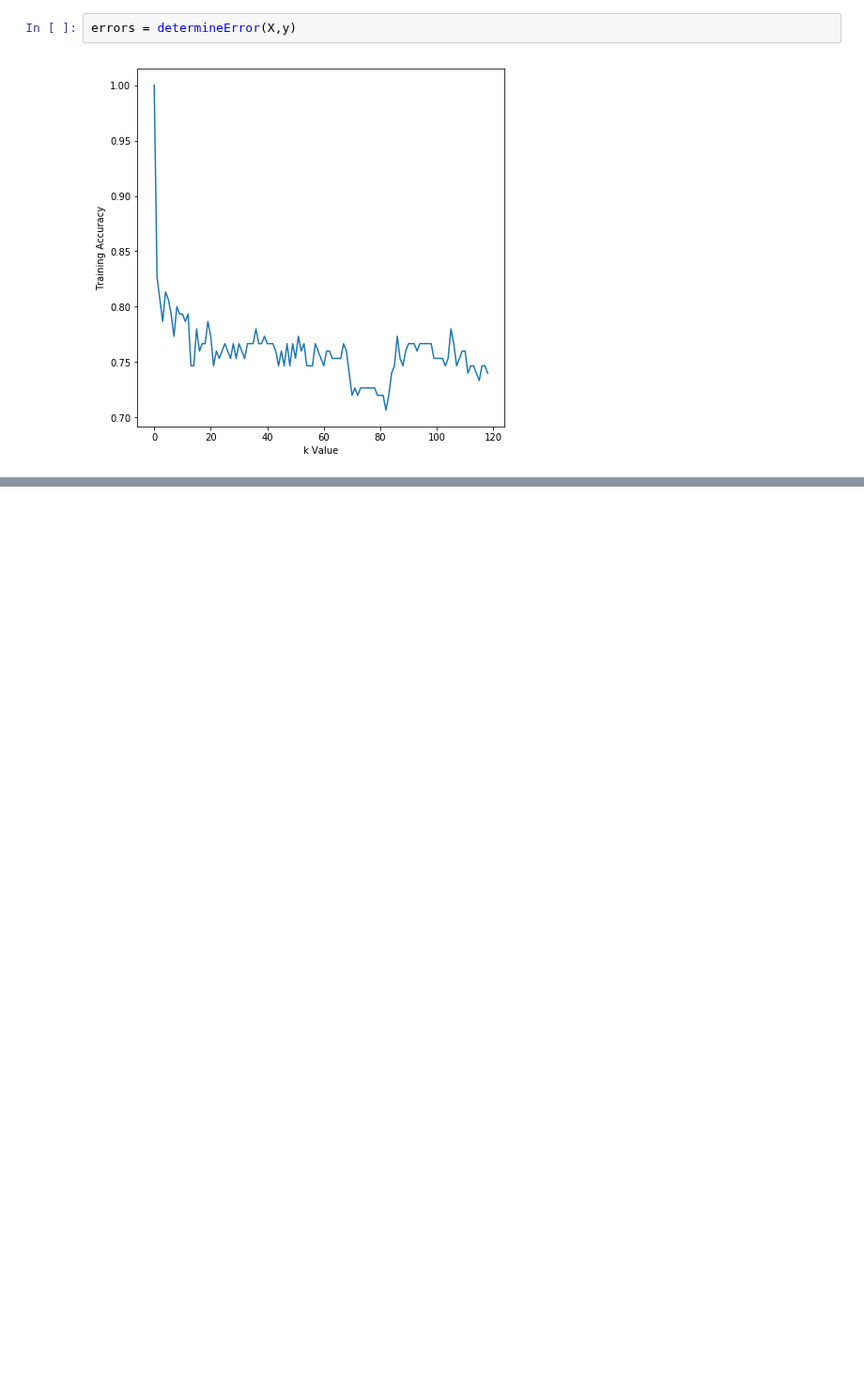
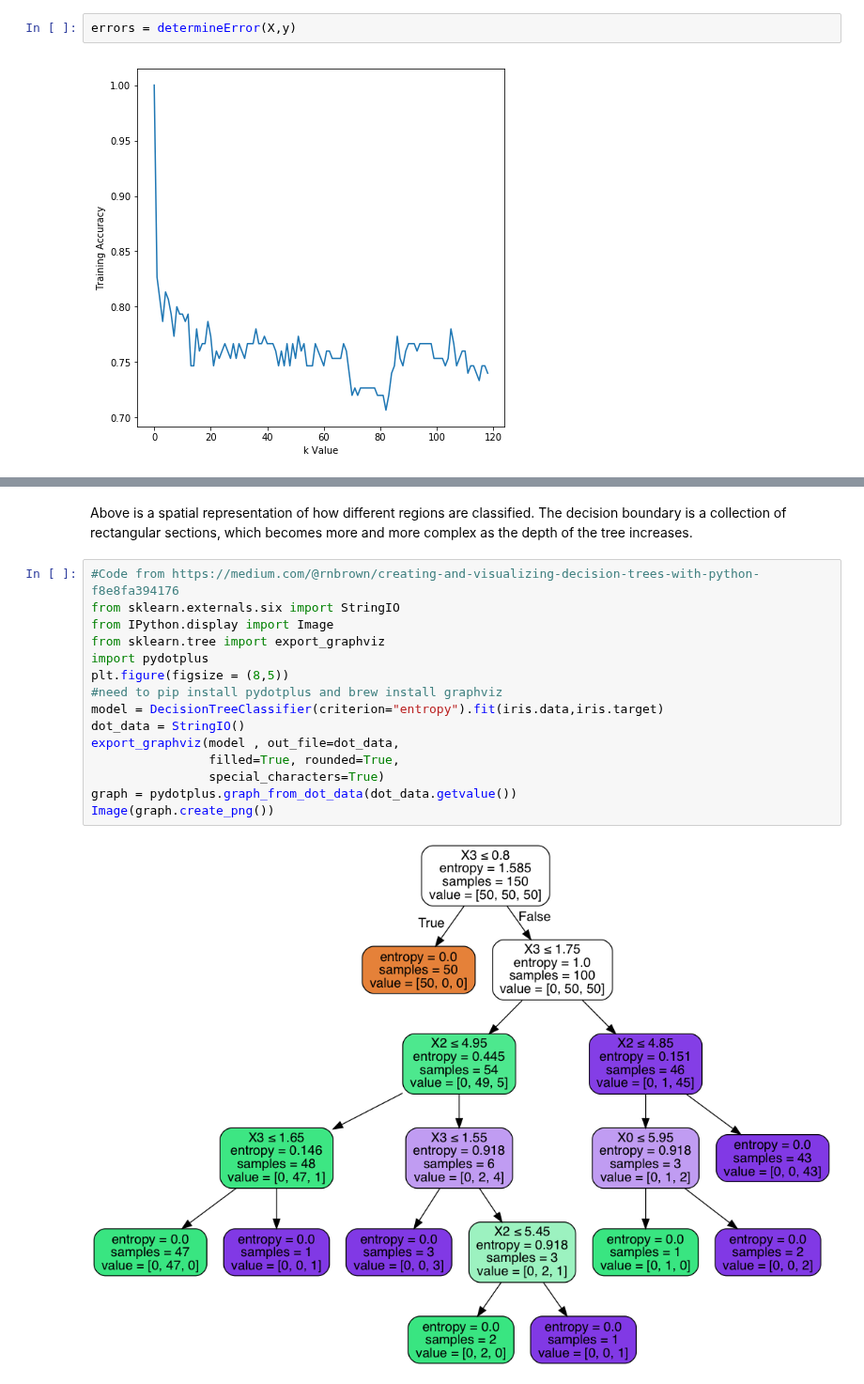
Before and after one commit to SUSA-org/crash-course, a Jupyter notebook: Machine Learning/BiasVarianceDecisionTrees/Bias Variance Decision Trees Ensemble Learning.ipynb, the cells around one changed output, grey strips where cells are left out. Shown at 94% size. Saved outputs shown, nothing was run; the diff lists cells and outputs as text; blank space fills up the shorter version.

```diff
--- a/Machine Learning/BiasVarianceDecisionTrees/Bias Variance Decision Trees Ensemble Learning.ipynb
+++ b/Machine Learning/BiasVarianceDecisionTrees/Bias Variance Decision Trees Ensemble Learning.ipynb
@@ -218,0 +247,19 @@ plt.show()
+# %% [markdown]
+Above is a spatial representation of how different regions are classified. The decision boundary is a collection of rectangular sections, which becomes more and more complex as the depth of the tree increases.
+# %%
+#Code from https://medium.com/@rnbrown/creating-and-visualizing-decision-trees-with-python-f8e8fa394176
+from sklearn.externals.six import StringIO
+from IPython.display import Image
+from sklearn.tree import export_graphviz
+import pydotplus
+plt.figure(figsize = (8,5))
+#need to pip install pydotplus and brew install graphviz
+model = DecisionTreeClassifier(criterion="entropy").fit(iris.data,iris.target)
+dot_data = StringIO()
+export_graphviz(model , out_file=dot_data,
+                filled=True, rounded=True,
+                special_characters=True)
+graph = pydotplus.graph_from_dot_data(dot_data.getvalue())
+Image(graph.create_png())
+# %% [output]
+[figure, added]
```
Also changed, not shown: parts of 7 cells of this notebook, 3 other files.
